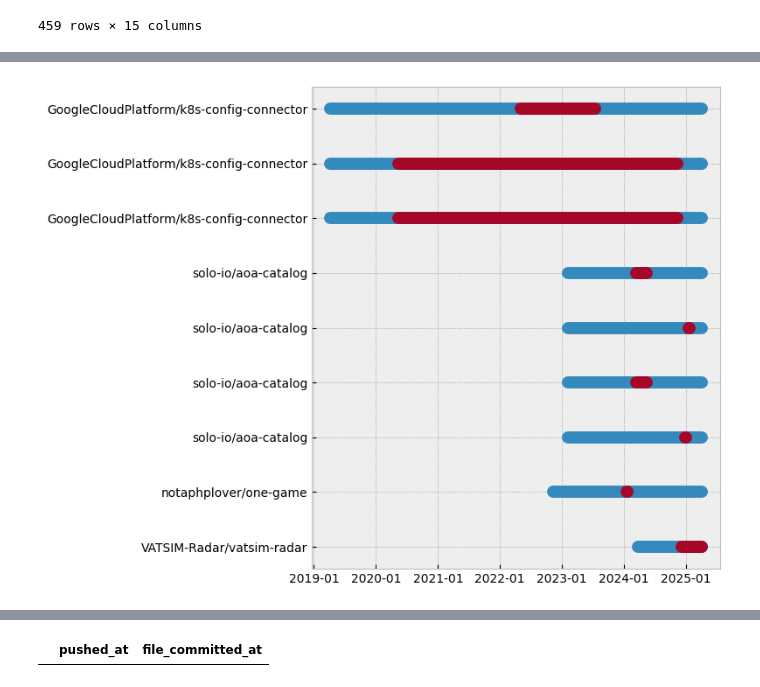
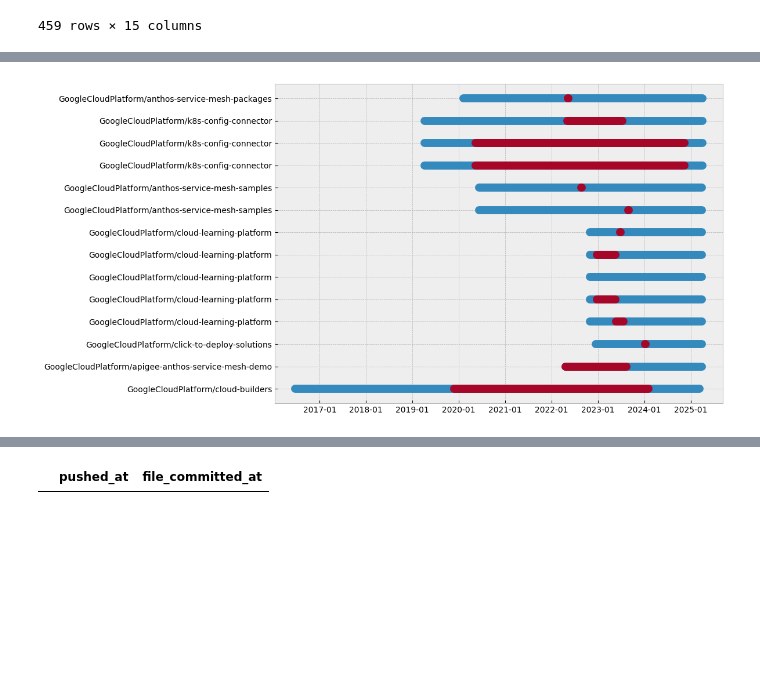
Before and after one commit to xisberto/hpa_usage, a Jupyter notebook: hpa_classify.ipynb, the cells around one changed output, grey strips where cells are left out. Saved outputs shown, nothing was run; the diff lists cells and outputs as text; code cells hidden in the pictures; blank space fills up the shorter version.

Commit message:
Organiza exibição de commits dos arquivos

```diff
--- a/hpa_classify.ipynb
+++ b/hpa_classify.ipynb
@@ -894,19 +912,20 @@ timeline_collection(details_dates_v2)
 # %%
-def repo_timeline(i, row):
+def repo_timeline(row):
     file_commits = get_file_commits(row)
-    # TODO a lista de commits pode estar fora de ordem. colocar as datas em uma lista para obter valores maior e menor
+
     data = {
         'repo': f"{row['Owner']}/{row['Project']}",
         'created': row['created_at'],
         'last_commit': row['pushed_at'],
-        'file_first_commit': file_commits[0]['commit']['author']['date'],
-        'file_last_commit': file_commits[-1]['commit']['author']['date']
+        'file_first_commit': file_commits[-1]['commit']['author']['date'],
+        'file_last_commit': file_commits[0]['commit']['author']['date']
     }
-    return pd.DataFrame(data=data, index=[i])
+    return pd.DataFrame(data=data, index=[row.name])
 
+# repo_timeline(items_details.loc[131])
 
 commit_marks = Parallel(n_jobs=32)(
-    delayed(repo_timeline)(i, row) for i, row in items_details.iterrows()
+    delayed(repo_timeline)(row) for _, row in items_details.iterrows()
 )
 # %%
 df_commit_marks = pd.concat(commit_marks)
@@ -946,11 +957,6 @@ df_commit_marks_ordered = df_commit_marks.sort_values('last_commit', inplace=Fal
 # %%
 def repo_timeline_plot(df):
-    fig, ax = plt.subplots(figsize=(8,6))
-
-    # created = mdates.datestr2num(df['created'])
-    # last_commit = mdates.datestr2num(df['last_commit'])
-    # file_first = mdates.datestr2num(df['file_first_commit'])
-    # file_last = mdates.datestr2num(df['file_last_commit'])
+    fig, ax = plt.subplots(figsize=(12,6))
 
     # obtém as cores do tema utilizado em uma lista
     colors = plt.rcParams['axes.prop_cycle'].by_key()['color']
@@ -960,39 +966,38 @@ def repo_timeline_plot(df):
         x2 = mdates.datestr2num(df.iloc[i]['last_commit'])
         plt.plot(
             [x1, x2],
             [i, i],
             linewidth='10',
             solid_capstyle='round',
             color=colors[0]
         )
 
-        first_commit = mdates.datestr2num(df.iloc[i]['file_first_commit'])
-        last_commit = mdates.datestr2num(df.iloc[i]['file_last_commit'])
-        x3 = min(first_commit, last_commit)
-        x4 = max(first_commit, last_commit)
+        x3 = mdates.datestr2num(df.iloc[i]['file_first_commit'])
+        x4 = mdates.datestr2num(df.iloc[i]['file_last_commit'])
+        # quando há apenas um commit, criar um valor mínimo para exibir no gráfico
         if x3 == x4:
             x4 = x4 + 5
 
         plt.plot(
             [x3, x4],
             [i, i],
             linewidth='10',
             solid_capstyle='round',
             color=colors[1]
         )
 
     ax.xaxis.set_major_formatter(mdates.DateFormatter("%Y-%m"))
     ax.xaxis.set_major_locator(mdates.AutoDateLocator())
 
     ax.set_yticks(range(0, df.shape[0]))
     ax.set_yticklabels(df['repo'])
 
     plt.tight_layout()
     plt.show()
 
-repo_timeline_plot(df_commit_marks_ordered.iloc[450:])
+repo_timeline_plot(df_commit_marks_ordered[df_commit_marks_ordered['repo'].str.startswith('GoogleCloudPlatform')])
 # %% [output]
-[figure, old version]
+[figure, new version]
 # %%
 display(df_commit_marks_ordered.iloc[80:92])
 
```
Also changed, not shown: parts of 12 cells of this notebook.
